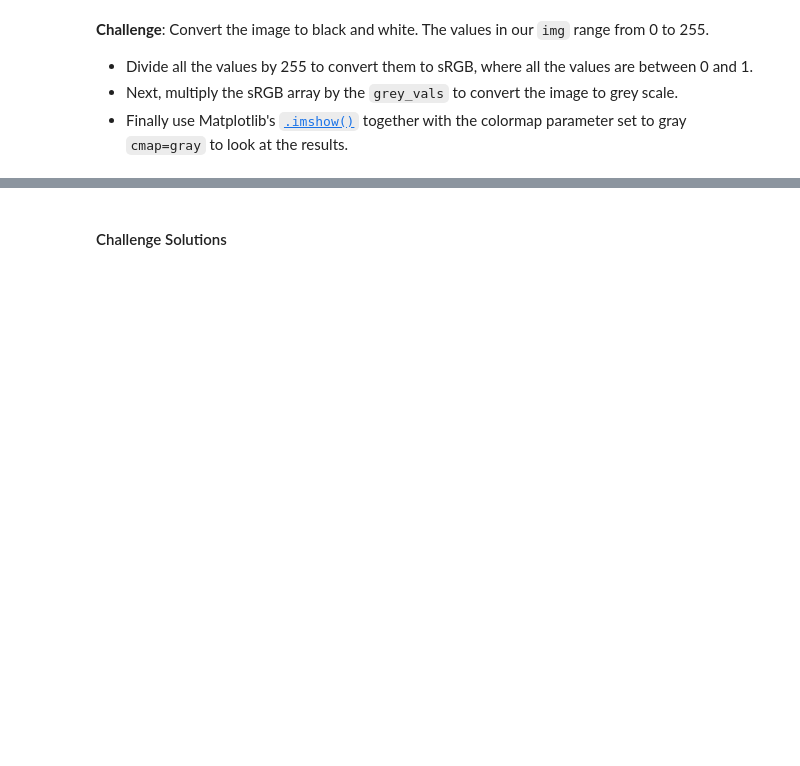
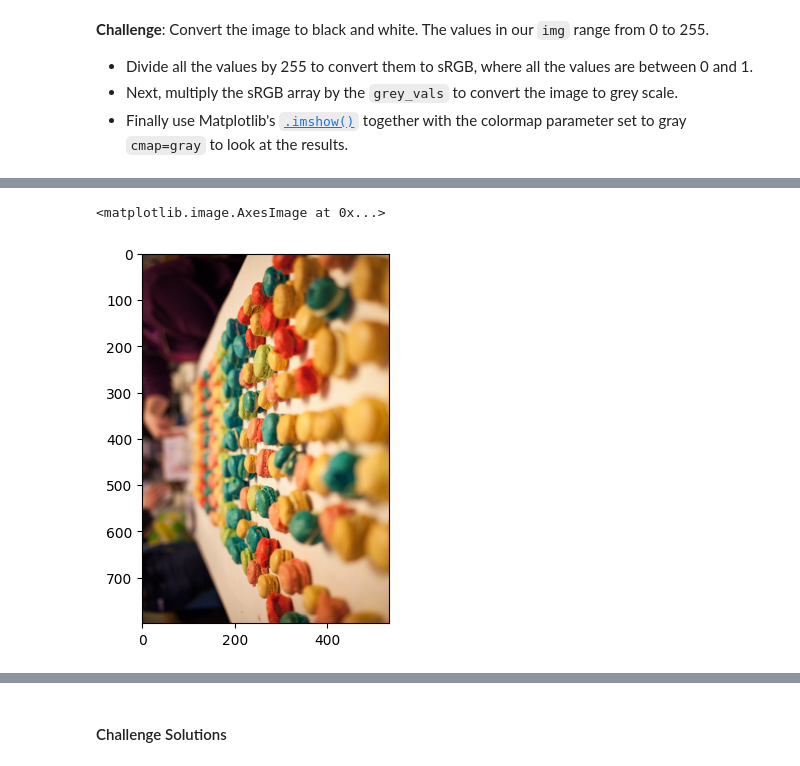
Before and after one commit to yanliu1111/python-tutorial, a Jupyter notebook: 100days/Data(day72-day82)/day77_Computation_with_NumPy_and_N_Dimensional_Arrays.ipynb, the cells around one changed output, grey strips where cells are left out. Saved outputs shown, nothing was run; the diff lists cells and outputs as text; code cells hidden in the pictures; blank space fills up the shorter version.

```diff
--- a/100days/Data(day72-day82)/day77_Computation_with_NumPy_and_N_Dimensional_Arrays.ipynb
+++ b/100days/Data(day72-day82)/day77_Computation_with_NumPy_and_N_Dimensional_Arrays.ipynb
@@ -280,0 +322,5 @@ grey_vals = np.array([0.2126, 0.7152, 0.0722])
+# %%
+plt.imshow(np.rot90(img))
+# %% [output]
+<matplotlib.image.AxesImage at 0x...>
+[figure, added]
```
Also changed, not shown: parts of 20 cells of this notebook.
